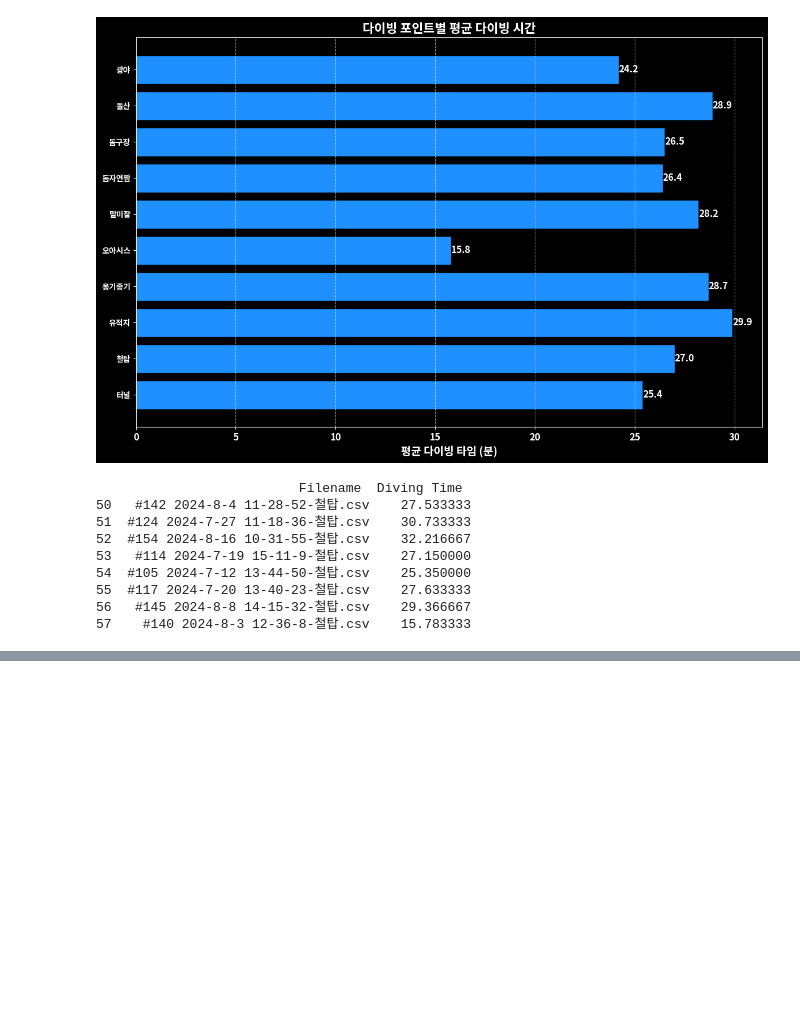
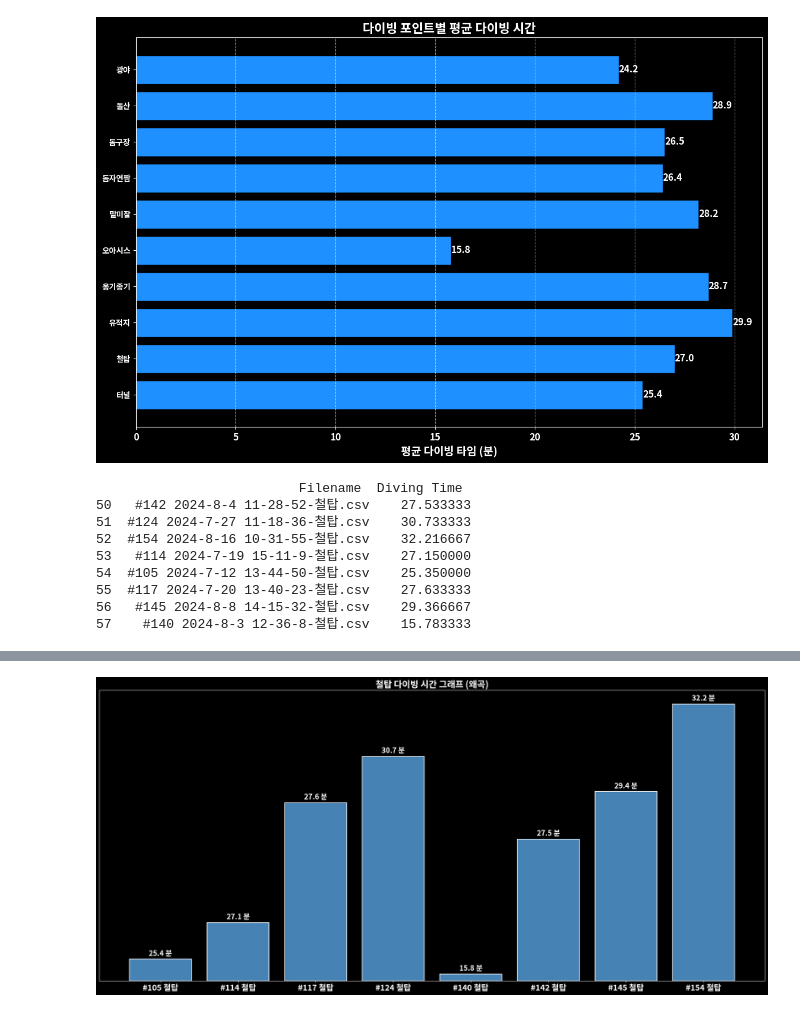
Before and after one commit to Eisenberg1113/data-analysis, a Jupyter notebook: main.ipynb, the cells around one changed output, grey strips where cells are left out. Saved outputs shown, nothing was run; the diff lists cells and outputs as text; code cells hidden in the pictures; blank space fills up the shorter version.

```diff
--- a/main.ipynb
+++ b/main.ipynb
@@ -388,0 +389,69 @@ plt.show()
+# %%
+# Distorted Scale 함수 재사용
+def distort_scale_v2(value):
+    if value <= 16:
+        return value * 0.1
+    elif value <= 26:
+        return value * 0.2
+    elif value <= 27.1:
+        return value * 0.3
+    elif value <= 27.5:
+        return value * 0.5
+    elif value <= 27.6:
+        return value * 1.2
+    elif value <= 29.4:
+        return value * 1.5
+    elif value <= 30.8:
+        return value * 1.7
+    return value *2
+
+# Distorted Diving Time 열 추가
+filtered_diving_times["Distorted Diving Time"] = filtered_diving_times["Diving Time"].apply(distort_scale_v2)
+
+# 파일 이름 순서로 정렬
+filtered_diving_times = filtered_diving_times.sort_values("Formatted Filename")
+
+# 그래프 시작
+plt.figure(figsize=(21, 10))
+
+
+
+plt.gca().axes.get_yaxis().set_visible(False)
+
+# 세로 막대 그래프
+plt.bar(
+    filtered_diving_times["Formatted Filename"],
+    filtered_diving_times["Distorted Diving Time"],
+    color='steelblue',
+    edgecolor="white",
+    linewidth=1.5
+)
+
+# 값 텍스트 추가 (막대 위)
+for index, value in enumerate(filtered_diving_times["Diving Time"]):
+    plt.text(
+        index,  # x 좌표: 막대의 중심
+        filtered_diving_times["Distorted Diving Time"].iloc[index] + 0.5,  # y 좌표: 막대 위
+        f'{value:.1f} 분',  # 표시할 텍스트
+        va='bottom',  # 수직 정렬: 아래
+        ha='center',  # 수평 정렬: 중앙
+        fontsize=16,
+        fontweight='bold',
+        color='white'
+    )
+
+# 축 레이블 및 제목
+plt.xticks(fontsize=18, fontweight="bold", ha="center")
+plt.yticks(fontsize=18, fontweight="bold")
+plt.ylabel('왜곡된 다이빙 시간', fontsize=14, fontweight='bold')
+plt.title("철탑 다이빙 시간 그래프 (왜곡)", fontsize=20, fontweight="bold")
+
+# 배경 스타일 조정
+plt.gca().set_facecolor("black")
+plt.grid(axis='y', linestyle='--', alpha=0.7)
+
+# 그래프 출력
+plt.tight_layout()
+plt.show()
+# %% [output]
+[figure, added]
```
Also changed, not shown: parts of 1 cell of this notebook, 6 other files.
